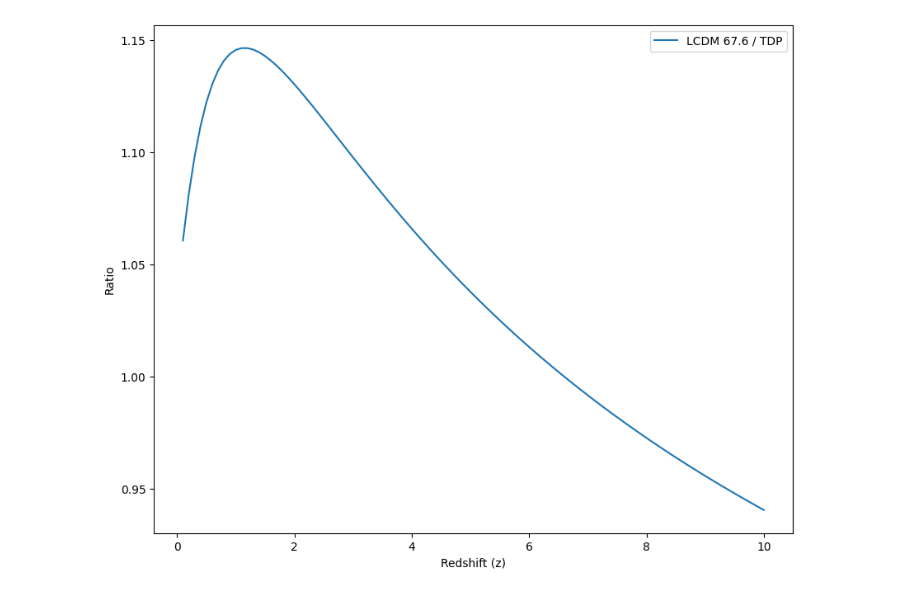
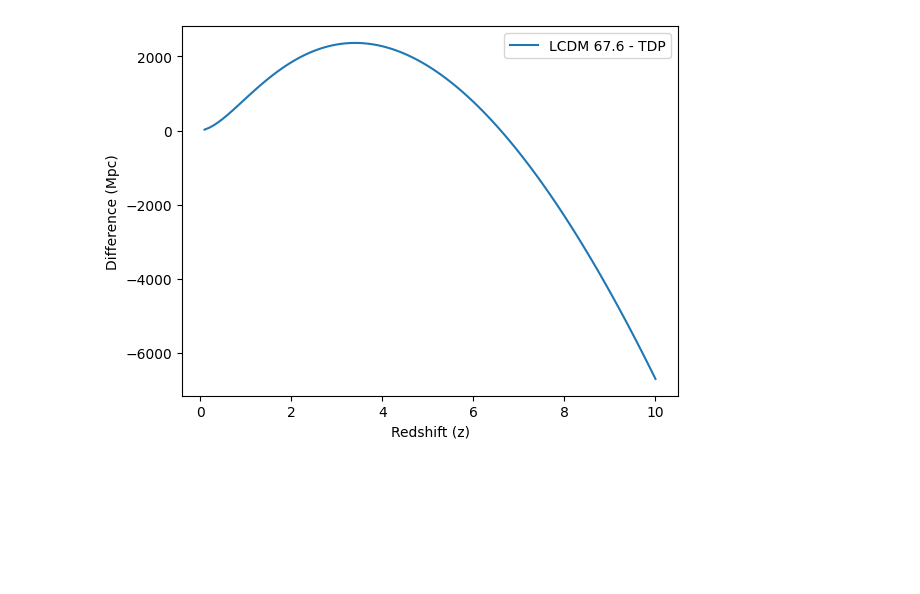
Before and after one commit to mikehelland/hubbles-law, a Jupyter notebook: other/python/dL.ipynb, the cells around one changed output. Cells and saved outputs as stored; diff of their text form; code cells hidden in the pictures; blank space fills up the shorter version.

```diff
--- a/other/python/dL.ipynb
+++ b/other/python/dL.ipynb
@@ -20,12 +5,31 @@ while z < 10:
+# %%
+import cosmolopy.magnitudes as cm
+import cosmolopy.distance as cd
+
+cosmo = {'omega_M_0' : 0.31, 'omega_lambda_0' : 0.69,
+         'h' : 0.676, 'omega_k_0': 0}
+
+data2 = []
+
+z = 0.1
+pc2ly = 3.261564
+while z < 10:
+    dL = cd.luminosity_distance(z, **cosmo)  # * pc2ly
+    dm = cm.distance_modulus(z, **cosmo)
+
+    data2.append([z, dL, dm])
+
+    z += 0.1
 # %%
 import math
 data = []
 
-z = 0
+z = 0.1
 pc2ly = 3.261564
 while z < 10:
     dL = 299792/70 * (1+z) * math.log(1+z) #  * pc2ly
+    dm = 5 * math.log10(dL) + 25
 
-    data.append([z, dL])
+    data.append([z, dL, dm])
 
     z += 0.1
@@ -32,26 +54,19 @@ while z < 10:
 # %%
 import matplotlib.pyplot as plt
 
 dataz = [row[0] for row in data]
-datad1 = [row[1] for row in data]
-datad2 = [row[1] for row in data2]
-dataz = [row[0] for row in data]
 datad = []
 for i in range(len(data)):
-    datad.append(data2[i][1] / data[i][1])
+    datad.append(data2[i][1] - data[i][1])
 
-plt.figure(figsize=(10,8))
-
-plt.plot(dataz, datad, label = "LCDM 67.6 / TDP")
-#plt.plot(dataz, datad1, label = "TDP")
-#plt.plot(dataz, datad2, label = "LCDM 67.6")
+plt.plot(dataz, datad, label = "LCDM 67.6 - TDP")
 
 plt.xlabel("Redshift (z)")
-plt.ylabel("Ratio")
+plt.ylabel("Difference (Mpc)")
 #plt.ylabel("Luminosity distance (Mpc)")
 plt.legend()
 
 plt.savefig('lcdm676tdpr.png',  bbox_inches='tight')
 plt.show()
 # %% [output]
-[figure, old version]
+[figure, new version]
```
Also changed, not shown: parts of 5 cells of this notebook, 34 other files.
